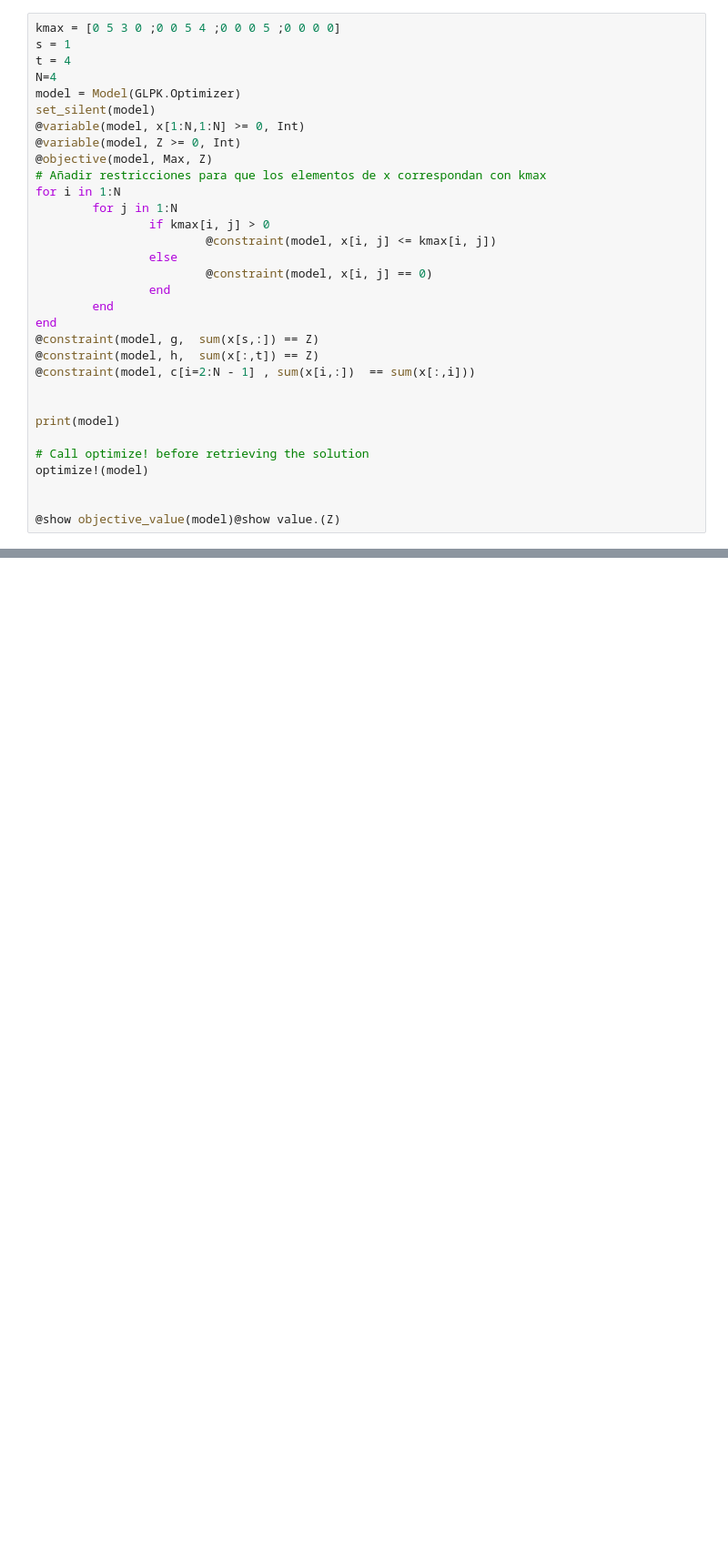
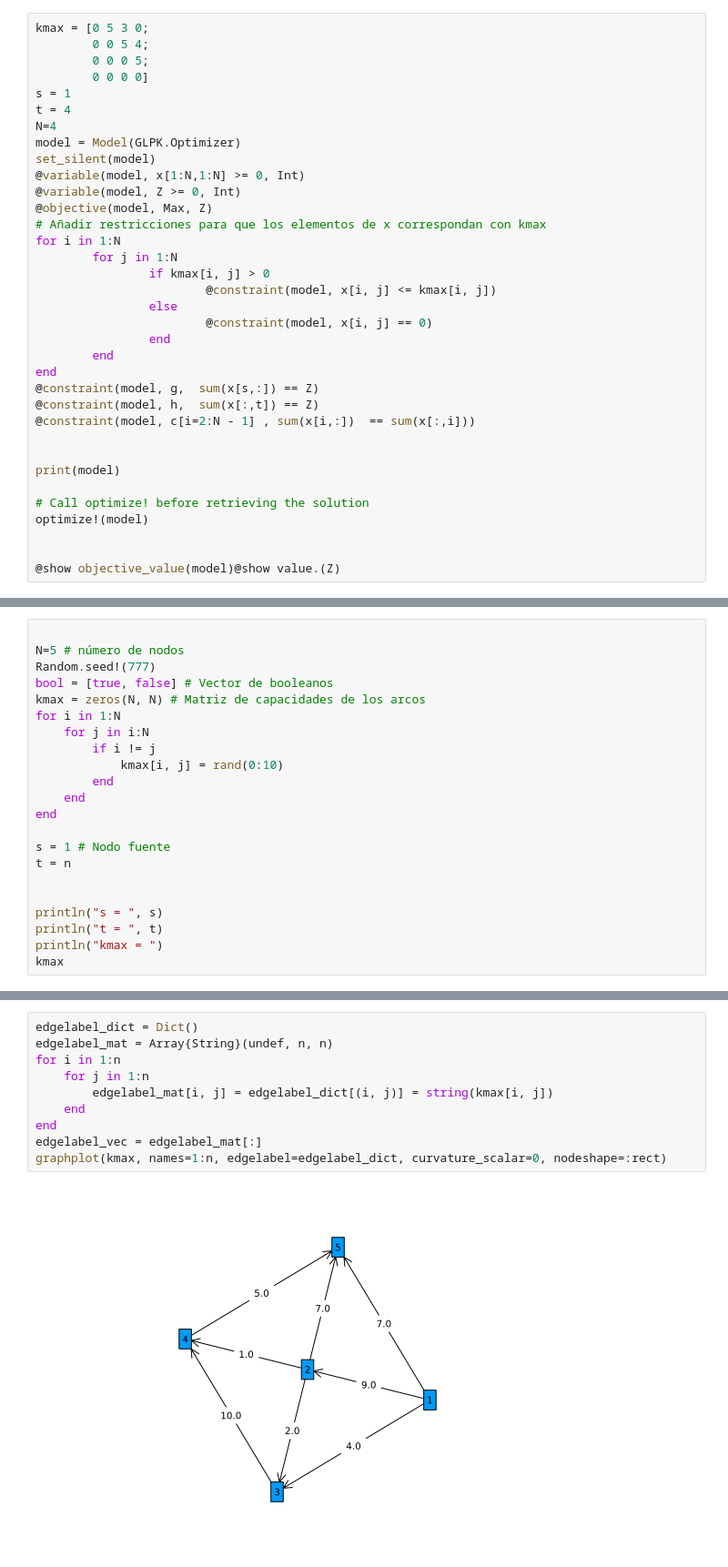
Before and after one commit to Saul-Sosa-Diaz/Ingenieria-Logistica, a Jupyter notebook: flujo_maximo.ipynb, the cells around one changed output, grey strips where cells are left out. Shown at 91% size. Saved outputs shown, nothing was run; the diff lists cells and outputs as text; blank space fills up the shorter version.

```diff
--- a/flujo_maximo.ipynb
+++ b/flujo_maximo.ipynb
@@ -13,5 +28,8 @@ using JuMP, GLPK, Random, Test
 # %%
-kmax = [0 5 3 0 ;0 0 5 4 ;0 0 0 5 ;0 0 0 0]
+kmax = [0 5 3 0;
+        0 0 5 4;
+        0 0 0 5;
+        0 0 0 0]
 s = 1
 t = 4
 N=4
@@ -63,0 +84,22 @@ value.(Z) = 8.0
+# %%
+
+N=5 # número de nodos
+Random.seed!(777)
+bool = [true, false] # Vector de booleanos
+kmax = zeros(N, N) # Matriz de capacidades de los arcos
+for i in 1:N
+    for j in i:N
+        if i != j
+            kmax[i, j] = rand(0:10)
+        end
+    end
+end
+
+s = 1 # Nodo fuente
+t = n
+
+
+println("s = ", s)
+println("t = ", t)
+println("kmax = ")
+kmax
@@ -63,0 +116,12 @@ value.(Z) = 8.0
+# %%
+edgelabel_dict = Dict()
+edgelabel_mat = Array{String}(undef, n, n)
+for i in 1:n
+    for j in 1:n
+        edgelabel_mat[i, j] = edgelabel_dict[(i, j)] = string(kmax[i, j])
+    end
+end
+edgelabel_vec = edgelabel_mat[:]
+graphplot(kmax, names=1:n, edgelabel=edgelabel_dict, curvature_scalar=0, nodeshape=:rect)
+# %% [output]
+[figure, added]
```
Also changed, not shown: parts of 6 cells of this notebook.
